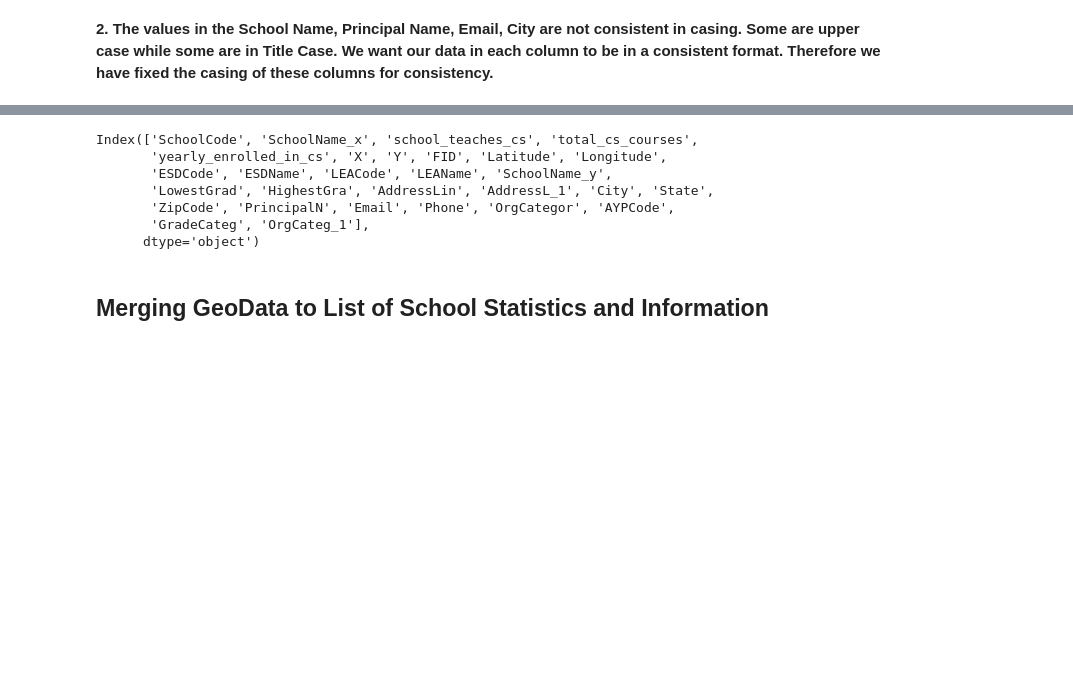
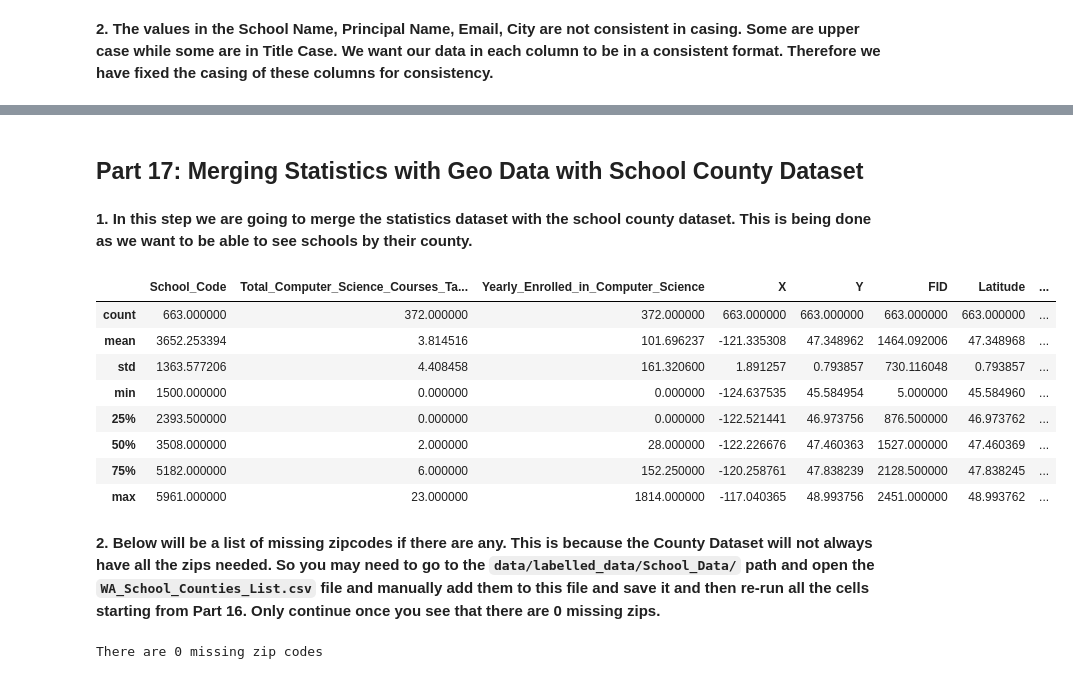
Before and after one commit to codeandcognition/CS_High_School_Education_WA, a Jupyter notebook: Stage_2_Preparing_Visualization_Dataset.ipynb, the cells around one changed output, grey strips where cells are left out. Drawn from its saved outputs; the diff is of its cells as text; code cells hidden in the pictures; blank space fills up the shorter version.

Commit message:
Completed Part 2 Documentation

```diff
--- a/Stage_2_Preparing_Visualization_Dataset.ipynb
+++ b/Stage_2_Preparing_Visualization_Dataset.ipynb
@@ -544,13 +640,12 @@ all_high_school_stats_and_info = pd.merge(all_high_school_stats, high_schools, h
 # %% [markdown]
 **2. The values in the School Name, Principal Name, Email, City are not consistent in casing. Some are upper case while some are in Title Case. We want our data in each column to be in a consistent format. Therefore we have fixed the casing of these columns for consistency.**
 # %%
-all_high_school_stats_and_info["SchoolName_x"] = all_high_school_stats_and_info["SchoolName_x"].str.title()
-all_high_school_stats_and_info["SchoolName_y"] = all_high_school_stats_and_info["SchoolName_y"].str.title()
-all_high_school_stats_and_info["PrincipalName"] = all_high_school_stats_and_info["PrincipalName"].str.title()
-all_high_school_stats_and_info["Email"] = all_high_school_stats_and_info["Email"].str.lower()
-all_high_school_stats_and_info["City"] = all_high_school_stats_and_info["City"].str.title()
+all_high_school_stats_geo_meta_data["SchoolName_x"] = all_high_school_stats_geo_meta_data["SchoolName_x"].str.title()
+all_high_school_stats_geo_meta_data["SchoolName_y"] = all_high_school_stats_geo_meta_data["SchoolName_y"].str.title()
+all_high_school_stats_geo_meta_data["PrincipalN"] = all_high_school_stats_geo_meta_data["PrincipalN"].str.title()
+all_high_school_stats_geo_meta_data["Email"] = all_high_school_stats_geo_meta_data["Email"].str.lower()
+all_high_school_stats_geo_meta_data["City"] = all_high_school_stats_geo_meta_data["City"].str.title()
+all_high_school_stats_geo_meta_data["State"] = all_high_school_stats_geo_meta_data["State"].str.title()
 
-print(len(all_high_school_stats_and_info))
-#Printing the Head
-all_high_school_stats_and_info.head()
+all_high_school_stats_geo_meta_data.head()
 # %% [output]
@@ -624,13 +732,17 @@ Index(['X', 'Y', 'FID', 'SchoolCode', 'Latitude', 'Longitude', 'ESDCode',
+# %% [markdown]
+## Part 17: Merging Statistics with Geo Data with School County Dataset
+# %% [markdown]
+**1. In this step we are going to merge the statistics dataset with the school county dataset. This is being done as we want to be able to see schools by their county.**
 # %%
-all_high_school_stats_and_geo_data = pd.merge(all_high_school_stats, wa_school_geo_data, how = 'left', on = 'SchoolCode')
-all_high_school_stats_and_geo_data.columns
+all_high_school_stats_geo_county_meta_data = pd.merge(all_high_school_stats_geo_meta_data,school_county_list, how="left", on = "Zip_Code")
+all_high_school_stats_geo_county_meta_data.describe()
 # %% [output]
-Index(['SchoolCode', 'SchoolName_x', 'school_teaches_cs', 'total_cs_courses',
-       'yearly_enrolled_in_cs', 'X', 'Y', 'FID', 'Latitude', 'Longitude',
-       'ESDCode', 'ESDName', 'LEACode', 'LEAName', 'SchoolName_y',
-       'LowestGrad', 'HighestGra', 'AddressLin', 'AddressL_1', 'City', 'State',
-       'ZipCode', 'PrincipalN', 'Email', 'Phone', 'OrgCategor', 'AYPCode',
-       'GradeCateg', 'OrgCateg_1'],
-      dtype='object')
+|  | School_Code | Total_Computer_Science_Courses_Ta... | Yearly_Enrolled_in_Computer_Science | X | Y | FID | Latitude | ... |
+| count | 663.000000 | 372.000000 | 372.000000 | 663.000000 | 663.000000 | 663.000000 | 663.000000 | ... |
+| mean | 3652.253394 | 3.814516 | 101.696237 | -121.335308 | 47.348962 | 1464.092006 | 47.348968 | ... |
+| std | 1363.577206 | 4.408458 | 161.320600 | 1.891257 | 0.793857 | 730.116048 | 0.793857 | ... |
+| min | 1500.000000 | 0.000000 | 0.000000 | -124.637535 | 45.584954 | 5.000000 | 45.584960 | ... |
+| 25% | 2393.500000 | 0.000000 | 0.000000 | -122.521441 | 46.973756 | 876.500000 | 46.973762 | ... |
+| 50% | 3508.000000 | 2.000000 | 28.000000 | -122.226676 | 47.460363 | 1527.000000 | 47.460369 | ... |
+| 75% | 5182.000000 | 6.000000 | 152.250000 | -120.258761 | 47.838239 | 2128.500000 | 47.838245 | ... |
+| max | 5961.000000 | 23.000000 | 1814.000000 | -117.040365 | 48.993756 | 2451.000000 | 48.993762 | ... |
-# %% [markdown]
-## Merging GeoData to List of School Statistics and Information
@@ -648,0 +749,13 @@ wa_high_school_stats_info_with_geo.to_csv("all_data_latest.csv")
+# %% [markdown]
+**2. Below will be a list of missing zipcodes if there are any. This is because the County Dataset will not always have all the zips needed. So you may need to go to the `data/labelled_data/School_Data/` path and open the `WA_School_Counties_List.csv` file and manually add them to this file and save it and then re-run all the cells starting from Part 16. Only continue once you see that there are 0 missing zips.**
+# %%
+# Running a query to see which zips are missing
+missing_zips = all_high_school_stats_geo_county_meta_data[~all_high_school_stats_geo_county_meta_data.Zip_Code.isin(school_county_list.Zip_Code)]
+# Print how many zips are missing
+print("There are", len(missing_zips), "missing zip codes")
+
+if(len(missing_zips)> 0):
+    print("They are")
+    print(missing_zips)
+# %% [output]
+There are 0 missing zip codes
```
Also changed, not shown: parts of 37 cells of this notebook, 13 other files.
